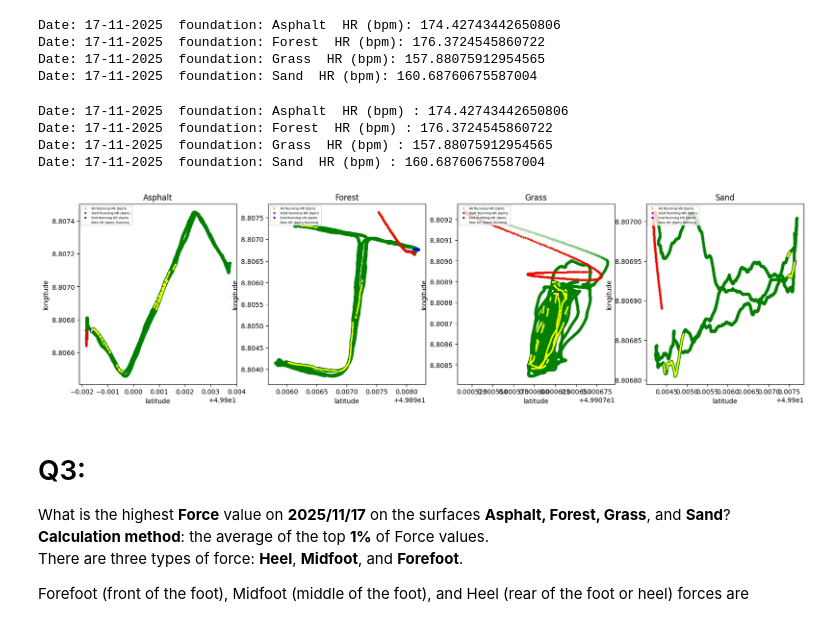
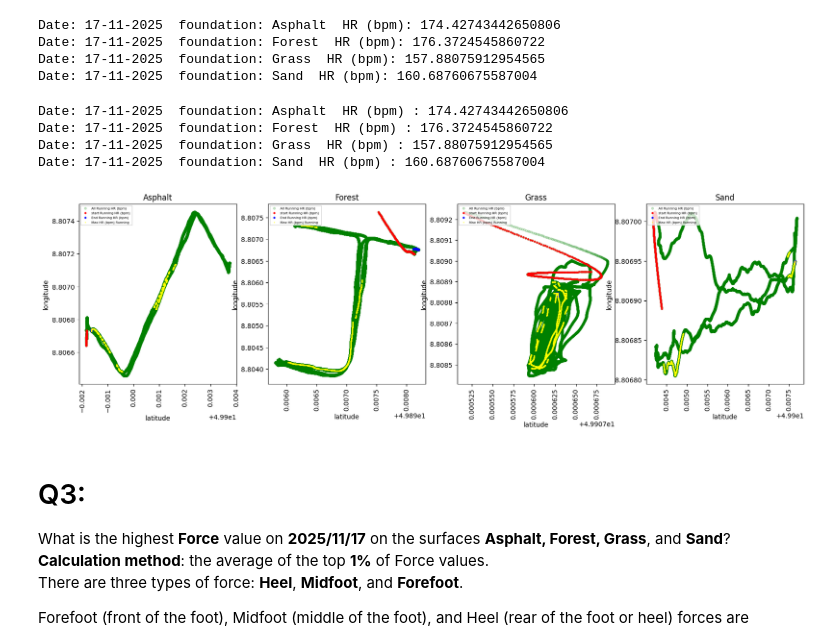
Before and after one commit to Mohsenmohebbi1993/Biomechanik, a Jupyter notebook: notebooks/3. Analysis Foot HeartRate GPX.ipynb, the cells around one changed output. Saved outputs shown, nothing was run; the diff lists cells and outputs as text; code cells hidden in the pictures.

```diff
--- a/notebooks/3. Analysis Foot HeartRate GPX.ipynb
+++ b/notebooks/3. Analysis Foot HeartRate GPX.ipynb
@@ -145,6 +145,7 @@ for i in name_17:
     print(f"Date: {df["value"].iloc[2]}  foundation: {df["foundation"].iloc[0]}  speed(km/h): {mead_speed}")
     loc_plot+=1
     plt.xlabel("latitude")
+    plt.xticks(rotation=90)
     plt.ylabel("longitude")
     plt.title(f"{df["foundation"].iloc[0]}")
     plt.legend(loc='upper left', fontsize=5)
@@ -239,34 +240,35 @@ for i in name_17:
     plt.subplot(1,4,loc_plot)
     plt.scatter(df["latitude"], df["longitude"],
             s=10, color="green", alpha=0.2, linestyle='-',
             label="All Running HR (bpm)")
 
     plt.scatter(df_first["latitude"], df_first["longitude"],
             s=5, color="red", alpha=0.9, linestyle='-',
             label="start Running HR (bpm) ")
 
     plt.scatter(df_end["latitude"], df_end["longitude"],
             s=5, color="blue", alpha=0.9, linestyle='-',
             label="End Running HR (bpm)")
     top = 0.10
     sorted_df_speed = df.sort_values(by="HR (bpm)", ascending=False)
     top_df = sorted_df_speed.head(int(len(sorted_df_speed) * top))
     plt.scatter(top_df["latitude"], top_df["longitude"],
             s=1, color="yellow", alpha=0.5, linestyle='-',
             label="Max HR (bpm) Running")
     mead_HR = top_df["HR (bpm)"].mean()
     print(f"Date: {df["value"].iloc[2]}  foundation: {df["foundation"].iloc[0]}  HR (bpm) : {mead_HR}")
     loc_plot+=1
     plt.xlabel("latitude")
+    plt.xticks(rotation=90)
     plt.ylabel("longitude")
     plt.title(f"{df["foundation"].iloc[0]}")
     plt.legend(loc='upper left', fontsize=5)
 # %% [output]
 Date: 17-11-2025  foundation: Asphalt  HR (bpm) : 174.42743442650806
 Date: 17-11-2025  foundation: Forest  HR (bpm) : 176.3724545860722
 Date: 17-11-2025  foundation: Grass  HR (bpm) : 157.88075912954565
 Date: 17-11-2025  foundation: Sand  HR (bpm) : 160.68760675587004
-[figure, old version]
+[figure, new version]
 # %% [markdown]
 # Q3:
 What is the highest **Force** value on **2025/11/17** on the surfaces **Asphalt, Forest, Grass**, and **Sand**?
```
Also changed, not shown: parts of 3 cells of this notebook.
